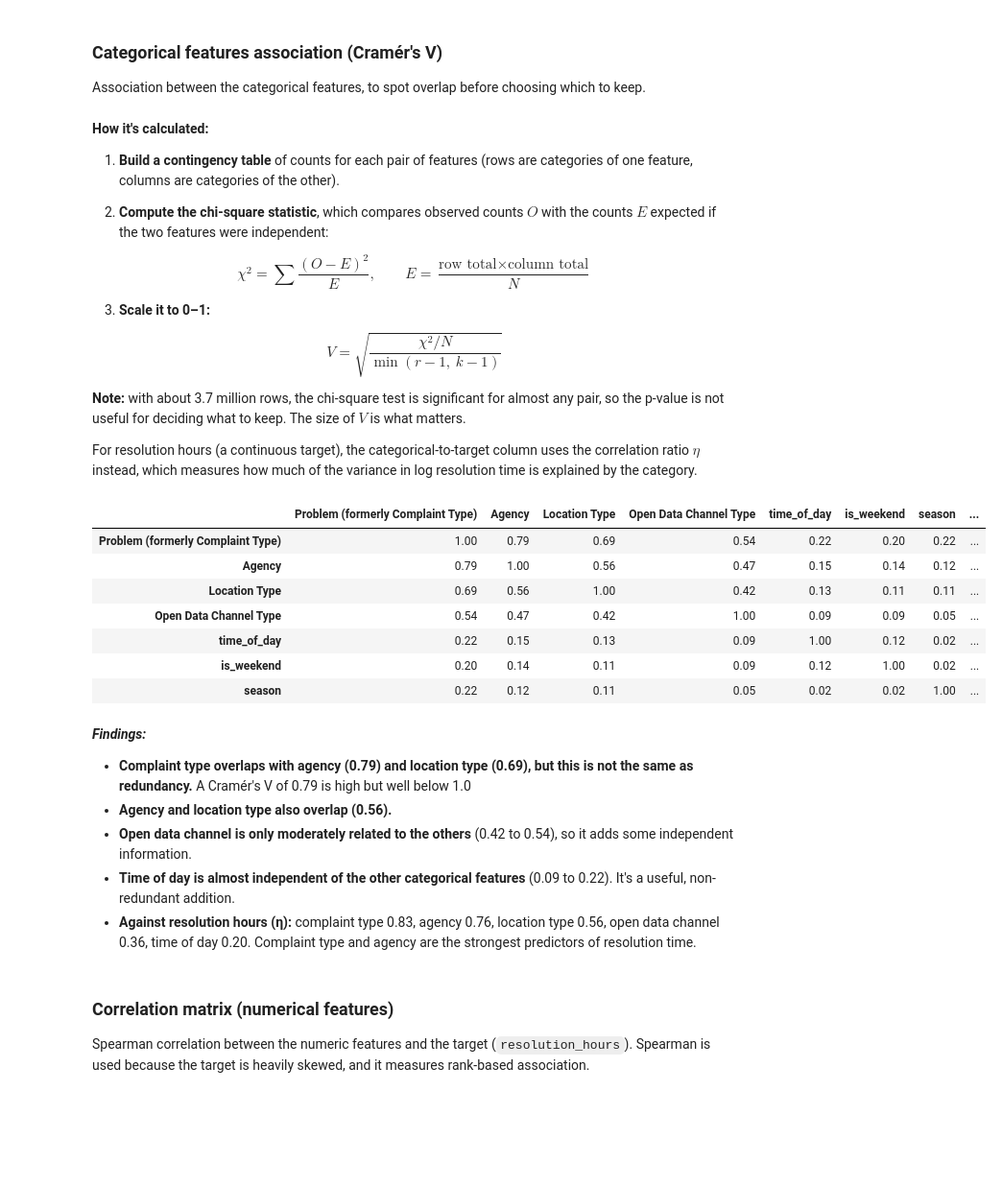
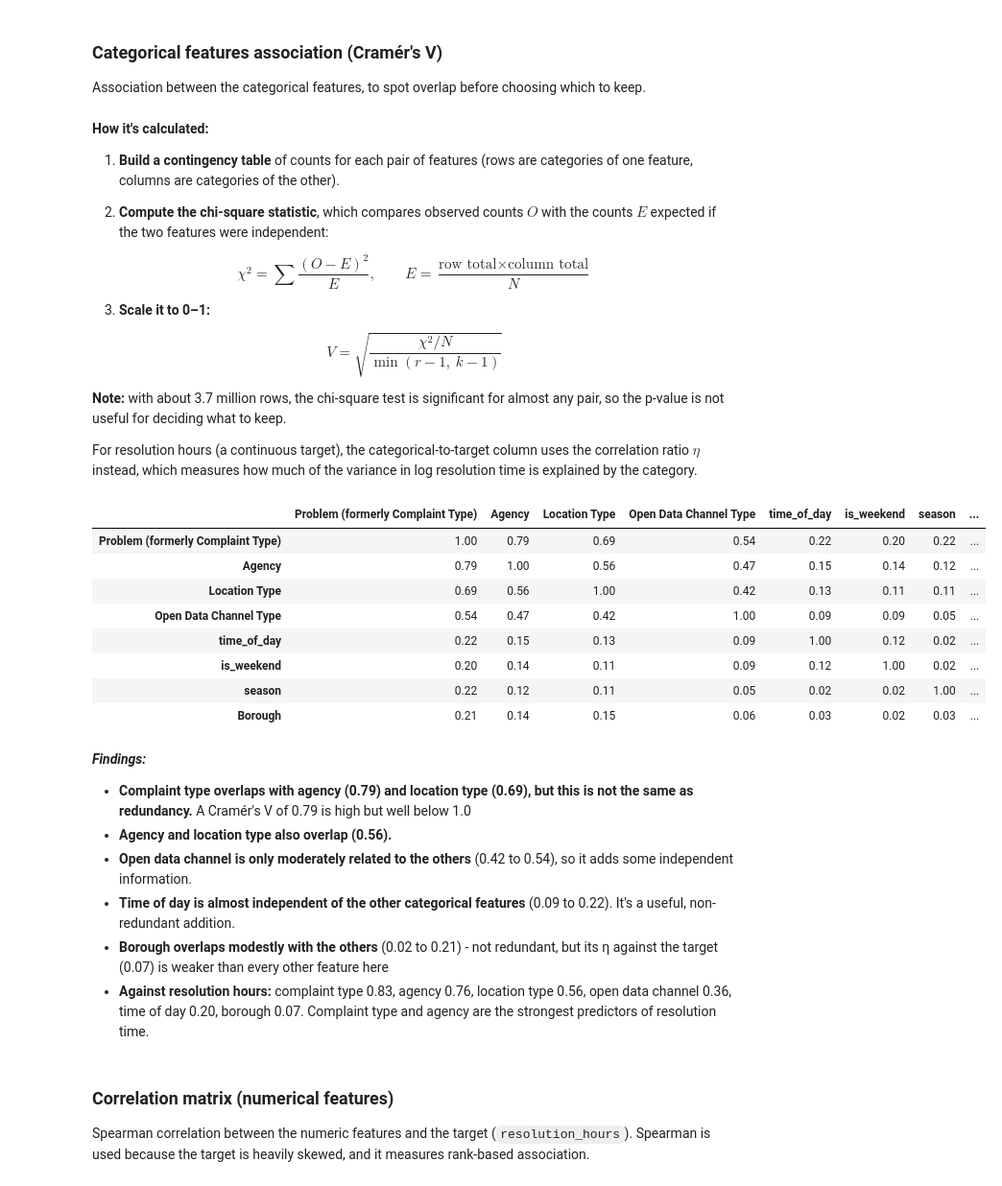
Before and after one commit to ushithila/311-Complaint-Resolution-Speed, a Jupyter notebook: notebooks/feature_selection.ipynb, the cells around one changed output. Shown at 96% size. Drawn from its saved outputs; the diff is of its cells as text; code cells hidden in the pictures; blank space fills up the shorter version.

```diff
--- a/notebooks/feature_selection.ipynb
+++ b/notebooks/feature_selection.ipynb
@@ -80,7 +76,7 @@ $$\chi^2 = \sum \frac{(O - E)^2}{E}, \qquad E = \frac{\text{row total} \times \t
 $$V = \sqrt{\frac{\chi^2 / N}{\min(r - 1,\ k - 1)}}$$
 
 
-**Note:** with about 3.7 million rows, the chi-square test is significant for almost any pair, so the p-value is not useful for deciding what to keep. The size of $V$ is what matters.
+**Note:** with about 3.7 million rows, the chi-square test is significant for almost any pair, so the p-value is not useful for deciding what to keep.
 
 For resolution hours (a continuous target), the categorical-to-target column uses the correlation ratio $\eta$ instead, which measures how much of the variance in log resolution time is explained by the category.
 # %%
@@ -90,41 +86,43 @@ def cramers_v(a, b):
     ct = pd.crosstab(a, b)
     chi2 = chi2_contingency(ct)[0]
     n = ct.values.sum()
     r, k = ct.shape
     return np.sqrt((chi2 / n) / min(r - 1, k - 1))
 
 def correlation_ratio(x, y):
     g = y.groupby(x)
     ss_between = (g.size() * (g.mean() - y.mean()) ** 2).sum()
     return np.sqrt(ss_between / ((y - y.mean()) ** 2).sum())
 
-cols = ['Problem (formerly Complaint Type)', 'Agency', 'Location Type', 'Open Data Channel Type', 'time_of_day', 'is_weekend', 'season']
+cols = ['Problem (formerly Complaint Type)', 'Agency', 'Location Type', 'Open Data Channel Type', 'time_of_day', 'is_weekend', 'season', 'Borough']
 log_target = np.log1p(df['resolution_hours'])
 
 cramer = pd.DataFrame(
     [[cramers_v(df[a], df[b]) for b in cols] for a in cols],
     index=cols, columns=cols,
 )
 # resolution hours is continuous, so categorical-to-target uses the correlation ratio (on log hours)
 cramer['Resolution hours (η)'] = [correlation_ratio(df[a], log_target) for a in cols]
 cramer = cramer.round(2)
 cramer
 # %% [output]
 |  | Problem (formerly Complaint Type) | Agency | Location Type | Open Data Channel Type | time_of_day | is_weekend | season | ... |
 | Problem (formerly Complaint Type) | 1.00 | 0.79 | 0.69 | 0.54 | 0.22 | 0.20 | 0.22 | ... |
 | Agency | 0.79 | 1.00 | 0.56 | 0.47 | 0.15 | 0.14 | 0.12 | ... |
 | Location Type | 0.69 | 0.56 | 1.00 | 0.42 | 0.13 | 0.11 | 0.11 | ... |
 | Open Data Channel Type | 0.54 | 0.47 | 0.42 | 1.00 | 0.09 | 0.09 | 0.05 | ... |
 | time_of_day | 0.22 | 0.15 | 0.13 | 0.09 | 1.00 | 0.12 | 0.02 | ... |
 | is_weekend | 0.20 | 0.14 | 0.11 | 0.09 | 0.12 | 1.00 | 0.02 | ... |
 | season | 0.22 | 0.12 | 0.11 | 0.05 | 0.02 | 0.02 | 1.00 | ... |
+| Borough | 0.21 | 0.14 | 0.15 | 0.06 | 0.03 | 0.02 | 0.03 | ... |
 # %% [markdown]
 ***Findings:***
 - **Complaint type overlaps with agency (0.79) and location type (0.69), but this is not the same as redundancy.** A Cramér's V of 0.79 is high but well below 1.0
 - **Agency and location type also overlap (0.56).**
 - **Open data channel is only moderately related to the others** (0.42 to 0.54), so it adds some independent information.
 - **Time of day is almost independent of the other categorical features** (0.09 to 0.22). It's a useful, non-redundant addition.
-- **Against resolution hours (η):** complaint type 0.83, agency 0.76, location type 0.56, open data channel 0.36, time of day 0.20. Complaint type and agency are the strongest predictors of resolution time.
+- **Borough overlaps modestly with the others** (0.02 to 0.21) - not redundant, but its η against the target (0.07) is weaker than every other feature here
+- **Against resolution hours:** complaint type 0.83, agency 0.76, location type 0.56, open data channel 0.36, time of day 0.20, borough 0.07. Complaint type and agency are the strongest predictors of resolution time.
 # %% [markdown]
 ### Correlation matrix (numerical features)
 
```
Also changed, not shown: parts of 3 cells of this notebook, 3 other files.
